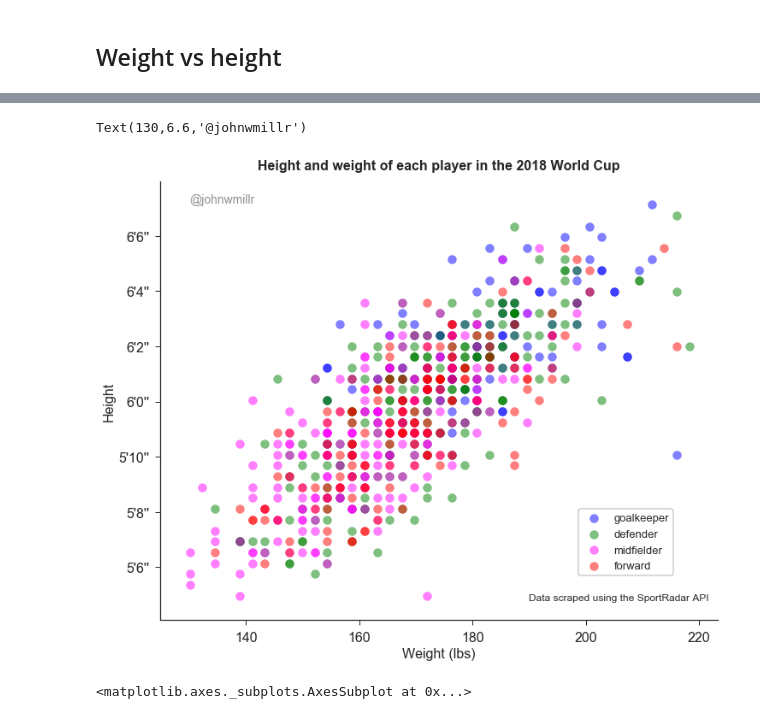
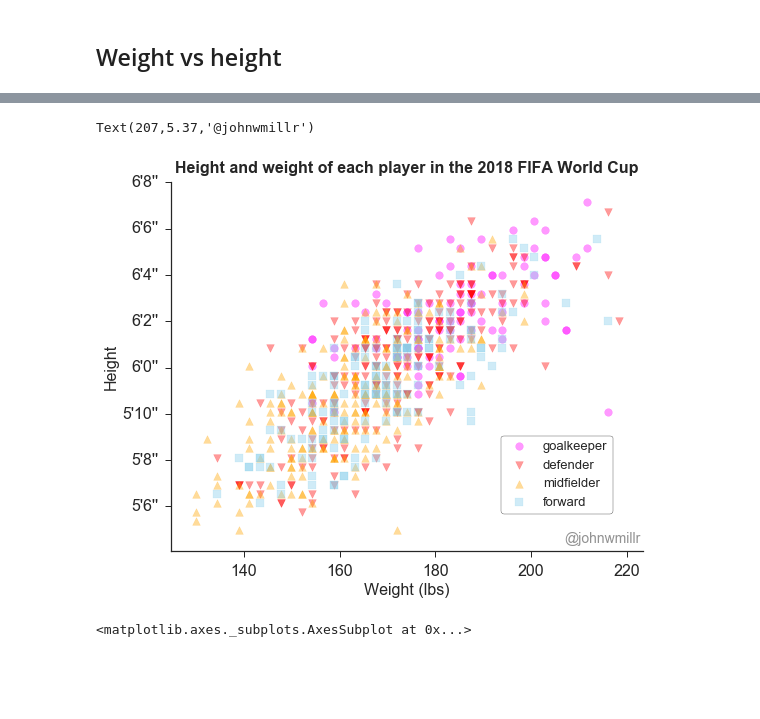
Before and after one commit to johnwmillr/WorldCup2018, a Jupyter notebook: scrape_soccer_data.ipynb, the cells around one changed output, grey strips where cells are left out. Drawn from its saved outputs; the diff is of its cells as text; code cells hidden in the pictures; blank space fills up the shorter version.

Commit message:
Finish height and weight plots for dataisbeautiful

```diff
--- a/scrape_soccer_data.ipynb
+++ b/scrape_soccer_data.ipynb
@@ -190,6 +190,7 @@ players = [item for sublist in players for item in sublist]
 df = pd.DataFrame(players)
 df['weight_lbs'] = df.weight*2.20462
 df['height_ft'] = df.height*0.03280841666667
+df['date_of_birth'] = pd.to_datetime(df['date_of_birth'])
 df.at[df.nationality=="Republic of Korea", 'nationality'] = "South Korea"
 df.head()
 # %% [output]
@@ -262,20 +208,2 @@ Text(1,5.4,'@johnwmillr')
 # %% [markdown]
 ### Player heights
-# %%
-fig, ax = plt.subplots(figsize=(8, 6))
-boxprops = dict(linestyle='-', linewidth=2, color='black')
-whiskerprops = dict(linestyle='-',linewidth=2.0, color='black')
-ax.boxplot(heights, boxprops=boxprops, whiskerprops=whiskerprops, showfliers=False, notch=True)
-
-# Add some random jitter to the x-axis
-x = np.random.normal(1, 0.03, size=len(heights))
-plt.plot(x, heights, '.', color="#"+dat['jerseys'][0]['base'], alpha=0.4, markersize=12)
-
-# Touch up the plot
-# ax.set_xlabel("Artist gender", fontsize=FS)
-ax.set_ylabel("Height (cm)", fontsize=FS)
-for tick in ax.yaxis.get_major_ticks():
-    tick.label.set_fontsize(FS-2)
-ax.set_xticklabels(["Russia"], fontsize=FS)
-ax.set_title("Height of each player in the 2018 World Cup", fontsize=FS)
-plt.show()
@@ -297,37 +342,40 @@ df.head()
 # %%
-# pal = {'goalkeeper': 'red', 'defender': 'seagreen', 'midfielder': 'black', 'forward': 'orange'}
-# pal = {'goalkeeper': 'black', 'defender': 'red', 'midfielder': 'blue', 'forward': 'orange'}
 positions = list(set(df.type)) # ['defender', 'forward', 'midfielder', 'goalkeeper']
-# colors = ['teal', 'black', 'orange', 'magenta']
-colors = ['green', 'red', 'magenta', 'blue']
+# colors = ['red','magenta','orange','skyblue']
+colors = ['red','magenta','orange','skyblue']
 pal = dict(zip(positions,colors))
-# mrks = {"marker": ['o','v','^','s']}
-mrks = {"marker": 4*['o']}
-fg = sns.FacetGrid(data=df, hue='type', palette=pal, aspect=2.5/2, size=8, hue_kws=mrks)
-fg.map(plt.scatter, 'weight_lbs', 'height_ft', alpha=0.5, s=100)
+mrks = {"marker": ['o','v','^','s']}
+# mrks = {"marker": 4*['o']}
+fg = sns.FacetGrid(data=df, hue='type', palette=pal, aspect=2.5/2, size=6, hue_kws=mrks)
+fg.map(plt.scatter, 'weight_lbs', 'height_ft', alpha=0.4, s=60)
+# fg.map(sns.jointplot, 'weight_lbs', 'height_ft')
 # fg.map(sns.regplot, 'weight_lbs', 'height_ft')
 
 fg.set_xlabels("Weight (lbs)", fontsize=FS)
 fg.set_ylabels("Height", fontsize=FS)
-title = "Height and weight of each player in the 2018 World Cup"
 ax = plt.gca()
 
-yticks = np.arange(5.5,6.6,2/12)
-pprint_feet = lambda x: "{ft}'{inch:1.0f}''".format(ft=int(np.floor(x)), inch=round(12*(x-np.floor(x))))
+yticks = np.arange(5.5,6+8/12,2/12)
+pprint_feet = lambda x: "{ft}'{inch:.0f}''".format(ft=int(np.floor(x)), inch=round(12*(x-np.floor(x))))
+# pprint_feet = lambda x: "{ft}'{inch:.0f}''           \n({cm:3.0f} cm)            ".format(ft=int(np.floor(x)), inch=round(12*(x-np.floor(x))), cm=x*30.48)
 ax.set_yticks(yticks)
-ax.set_yticklabels(map(pprint_feet, yticks))
+ax.set_yticklabels(map(pprint_feet, yticks), fontdict={"horizontalalignment": "right", "verticalalignment": "center"})
+
+# xticks = ax.get_xticks()
+# pprint_weight = lambda x: "{lbs:.0f} (lbs)\n{kg:.0f} (kg)".format(lbs=x, kg=x*0.453592)
+# ax.set_xticklabels(pprint_weight(xticks), fontdict={"horizontalalignment": "center"})
 
 for tick in ax.xaxis.get_major_ticks():
     tick.label.set_fontsize(FS)
 for tick in ax.yaxis.get_major_ticks():
     tick.label.set_fontsize(FS)
-ax.legend(loc=(0.75,0.1), frameon=True, facecolor='w', edgecolor='k', fontsize=FS-3, framealpha=1)
+ax.legend(loc=(0.7,0.1), frameon=True, facecolor='w', edgecolor='k', fontsize=FS-3, framealpha=1)
 x = np.array(ax.get_xlim())
 mid = x.sum()-x.mean()
+title = "Height and weight of each player in the 2018 FIFA World Cup"
 ax.text(mid, 6.7, title, fontsize=FS, horizontalalignment='center', weight='bold')
-ax.text(190, 5.4, "Data scraped using the SportRadar API", fontsize=FS-4)
-ax.text(130, 6.6, "@johnwmillr", fontsize=FS-2, alpha=0.5)
+ax.text(207, 5.37, "@johnwmillr", fontsize=FS-2, alpha=0.5)
 # %% [output]
-Text(130,6.6,'@johnwmillr')
+Text(207,5.37,'@johnwmillr')
-[figure, old version]
+[figure, new version]
 # %%
```
Also changed, not shown: parts of 12 cells of this notebook, 1 other file.
